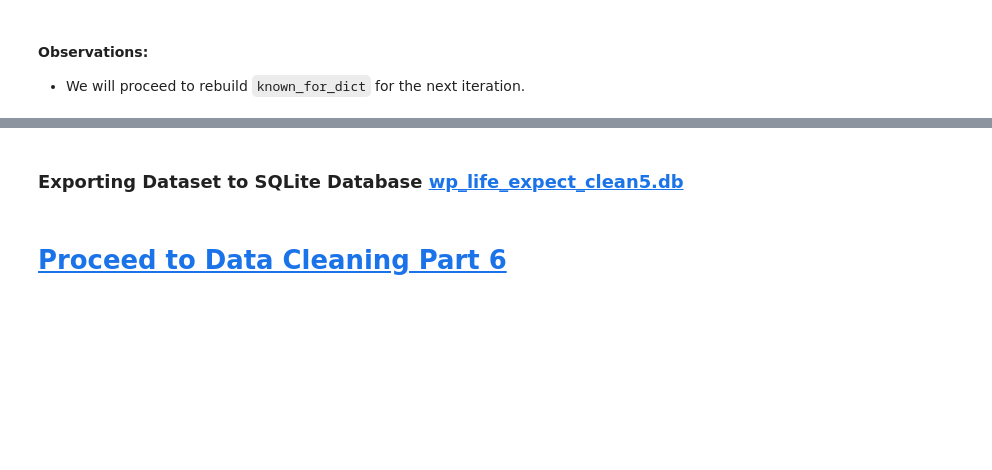
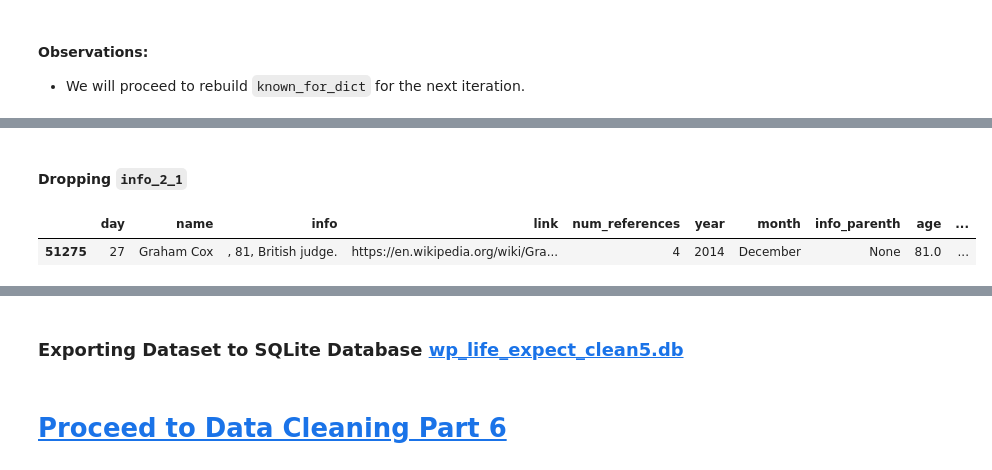
Before and after one commit to teresahanak/wikipedia-life-expectancy, a Jupyter notebook: wp_life_expect_data_clean5_thanak_2022_07_26.ipynb, the cells around one changed output, grey strips where cells are left out. Cells and saved outputs as stored; diff of their text form; code cells hidden in the pictures; blank space fills up the shorter version.

```diff
--- a/wp_life_expect_data_clean5_thanak_2022_07_26.ipynb
+++ b/wp_life_expect_data_clean5_thanak_2022_07_26.ipynb
@@ -8182,0 +8046,11 @@ df["num_categories"].value_counts()
+# %% [markdown]
+#### Dropping `info_2_1`
+# %%
+# Dropping info_2_1
+df.drop("info_2_1", axis=1, inplace=True)
+
+# Checking sample
+df.sample()
+# %% [output]
+|  | day | name | info | link | num_references | year | month | info_parenth | age | ... |
+| 51275 | 27 | Graham Cox | , 81, British judge. | https://en.wikipedia.org/wiki/Gra... | 4 | 2014 | December | None | 81.0 | ... |
```
Also changed, not shown: parts of 190 cells of this notebook.
